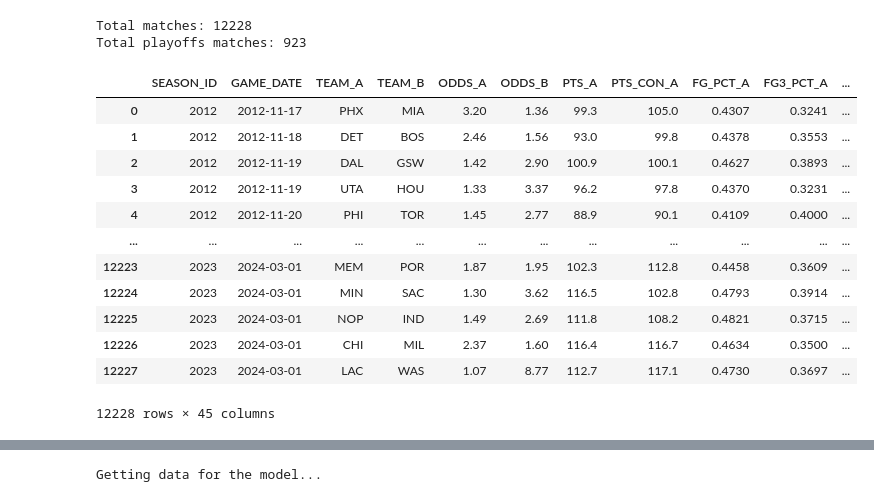
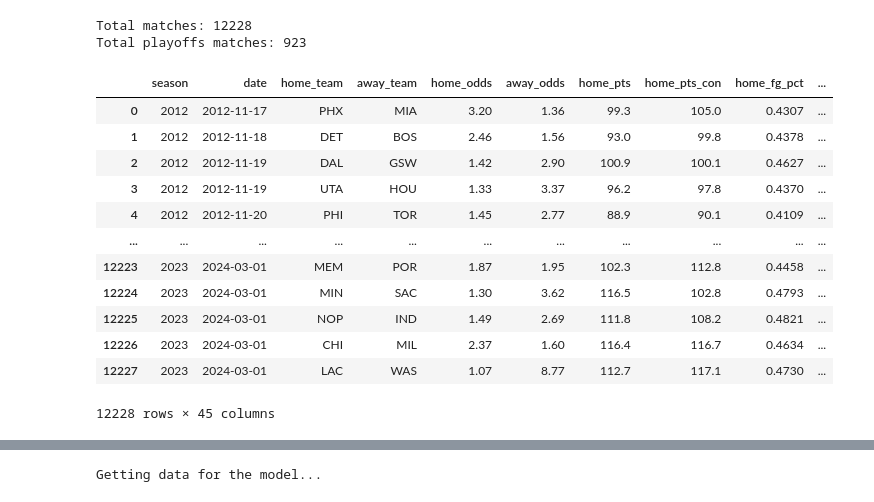
Before and after one commit to caiomelo22/nba-predictor, a Jupyter notebook: src/simulator.ipynb, the cells around one changed output, grey strips where cells are left out. Drawn from its saved outputs; the diff is of its cells as text; code cells hidden in the pictures.

```diff
--- a/src/simulator.ipynb
+++ b/src/simulator.ipynb
@@ -127,41 +150,41 @@ Total matches: 12228
 Total playoffs matches: 923
 # %%
 columns = [
-    "SEASON_ID", "GAME_DATE", "TEAM_A", "TEAM_B", "ODDS_A", "ODDS_B",
-    "PTS_A", "PTS_CON_A", "FG_PCT_A", "FG3_PCT_A", "FT_PCT_A", "REB_A", "TOV_A", "SEASON_A_PCT",
-    "PER_A", "ELO_A", "MATCHUP_A_PCT", "HA_A_PCT", "STREAK_A", "LAST_GAMES_PCT_A", "HA_LAST_GAMES_PCT_A",
-    "OFF_RTG_A", "DEF_RTG_A", "IS_B2B_A",
-    "PTS_B", "PTS_CON_B", "FG_PCT_B", "FG3_PCT_B", "FT_PCT_B", "REB_B", "TOV_B", "SEASON_B_PCT",
-    "PER_B", "ELO_B", "MATCHUP_B_PCT", "HA_B_PCT", "STREAK_B", "LAST_GAMES_PCT_B", "HA_LAST_GAMES_PCT_B",
-    "OFF_RTG_B", "DEF_RTG_B", "IS_B2B_B",
-    "WINNER", "GAME_PTS_A", "GAME_PTS_B",
+    "season", "date", "home_team", "away_team", "home_odds", "away_odds",
+    "home_pts", "home_pts_con", "home_fg_pct", "home_fg3_pct", "home_ft_pct", "home_reb", "home_tov", "home_season_pct",
+    "home_per", "home_elo", "home_matchup_pct", "home_ha_pct", "home_streak", "home_last_games_pct", "home_ha_last_games_pct",
+    "home_off_rtg", "home_def_rtg", "home_is_b2b",
+    "away_pts", "away_pts_con", "away_fg_pct", "away_fg3_pct", "away_ft_pct", "away_reb", "away_tov", "away_season_pct",
+    "away_per", "away_elo", "away_matchup_pct", "away_ha_pct", "away_streak", "away_last_games_pct", "away_ha_last_games_pct",
+    "away_off_rtg", "away_def_rtg", "away_is_b2b",
+    "result", "home_game_pts", "away_game_pts",
 ]
 
 stats_df = fh.parse_df_to_csv(
     matches_organized, columns, "../data", f"{start_season}.csv"
 )
 
 fh.parse_df_to_csv(
     matches_organized_playoffs,
     columns,
     "../data/playoffs",
     f"{start_season}.csv",
 )
 
 display(stats_df)
 # %% [output]
-|  | SEASON_ID | GAME_DATE | TEAM_A | TEAM_B | ODDS_A | ODDS_B | PTS_A | PTS_CON_A | FG_PCT_A | FG3_PCT_A | ... |
-| 0 | 2012 | 2012-11-17 | PHX | MIA | 3.20 | 1.36 | 99.3 | 105.0 | 0.4307 | 0.3241 | ... |
-| 1 | 2012 | 2012-11-18 | DET | BOS | 2.46 | 1.56 | 93.0 | 99.8 | 0.4378 | 0.3553 | ... |
-| 2 | 2012 | 2012-11-19 | DAL | GSW | 1.42 | 2.90 | 100.9 | 100.1 | 0.4627 | 0.3893 | ... |
-| 3 | 2012 | 2012-11-19 | UTA | HOU | 1.33 | 3.37 | 96.2 | 97.8 | 0.4370 | 0.3231 | ... |
-| 4 | 2012 | 2012-11-20 | PHI | TOR | 1.45 | 2.77 | 88.9 | 90.1 | 0.4109 | 0.4000 | ... |
-| ... | ... | ... | ... | ... | ... | ... | ... | ... | ... | ... | ... |
-| 12223 | 2023 | 2024-03-01 | MEM | POR | 1.87 | 1.95 | 102.3 | 112.8 | 0.4458 | 0.3609 | ... |
-| 12224 | 2023 | 2024-03-01 | MIN | SAC | 1.30 | 3.62 | 116.5 | 102.8 | 0.4793 | 0.3914 | ... |
-| 12225 | 2023 | 2024-03-01 | NOP | IND | 1.49 | 2.69 | 111.8 | 108.2 | 0.4821 | 0.3715 | ... |
-| 12226 | 2023 | 2024-03-01 | CHI | MIL | 2.37 | 1.60 | 116.4 | 116.7 | 0.4634 | 0.3500 | ... |
-| 12227 | 2023 | 2024-03-01 | LAC | WAS | 1.07 | 8.77 | 112.7 | 117.1 | 0.4730 | 0.3697 | ... |
+|  | season | date | home_team | away_team | home_odds | away_odds | home_pts | home_pts_con | home_fg_pct | ... |
+| 0 | 2012 | 2012-11-17 | PHX | MIA | 3.20 | 1.36 | 99.3 | 105.0 | 0.4307 | ... |
+| 1 | 2012 | 2012-11-18 | DET | BOS | 2.46 | 1.56 | 93.0 | 99.8 | 0.4378 | ... |
+| 2 | 2012 | 2012-11-19 | DAL | GSW | 1.42 | 2.90 | 100.9 | 100.1 | 0.4627 | ... |
+| 3 | 2012 | 2012-11-19 | UTA | HOU | 1.33 | 3.37 | 96.2 | 97.8 | 0.4370 | ... |
+| 4 | 2012 | 2012-11-20 | PHI | TOR | 1.45 | 2.77 | 88.9 | 90.1 | 0.4109 | ... |
+| ... | ... | ... | ... | ... | ... | ... | ... | ... | ... | ... |
+| 12223 | 2023 | 2024-03-01 | MEM | POR | 1.87 | 1.95 | 102.3 | 112.8 | 0.4458 | ... |
+| 12224 | 2023 | 2024-03-01 | MIN | SAC | 1.30 | 3.62 | 116.5 | 102.8 | 0.4793 | ... |
+| 12225 | 2023 | 2024-03-01 | NOP | IND | 1.49 | 2.69 | 111.8 | 108.2 | 0.4821 | ... |
+| 12226 | 2023 | 2024-03-01 | CHI | MIL | 2.37 | 1.60 | 116.4 | 116.7 | 0.4634 | ... |
+| 12227 | 2023 | 2024-03-01 | LAC | WAS | 1.07 | 8.77 | 112.7 | 117.1 | 0.4730 | ... |
 12228 rows × 45 columns
 # %%
 import matplotlib.pyplot as plt
```
Also changed, not shown: parts of 6 cells of this notebook, 1 other file.
